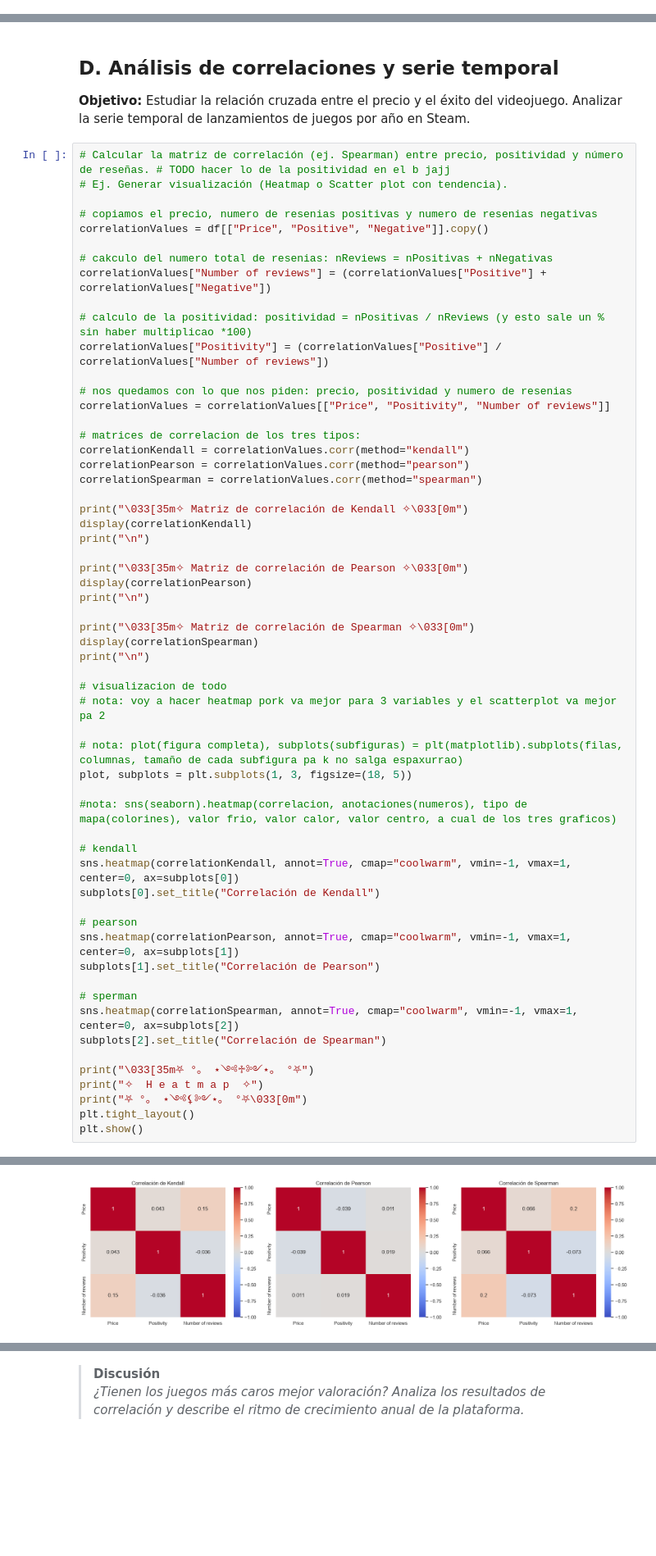
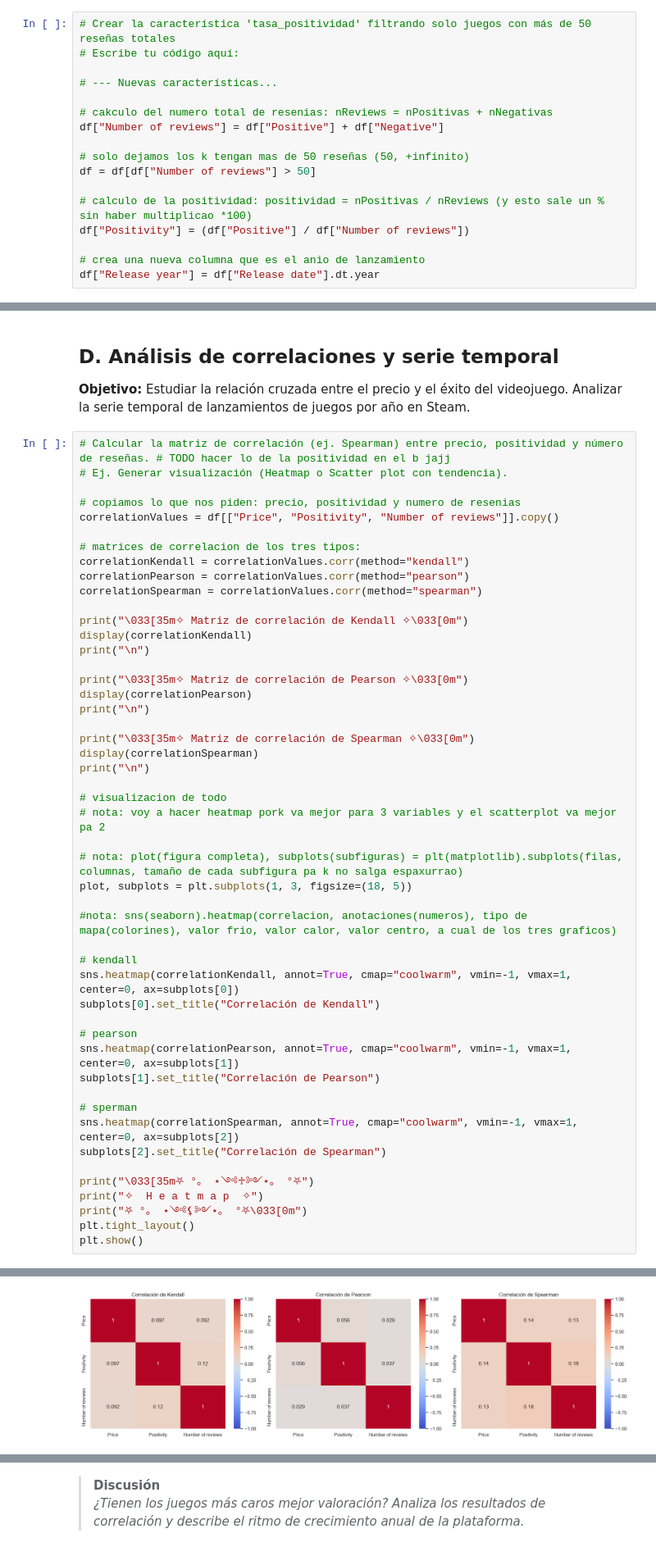
Before and after one commit to AAM26-G02/AAM26-G02-P1, a Jupyter notebook: notebooks/market_base.ipynb, the cells around one changed output, grey strips where cells are left out. Shown at 82% size. Drawn from its saved outputs; the diff is of its cells as text; blank space fills up the shorter version.

```diff
--- a/notebooks/market_base.ipynb
+++ b/notebooks/market_base.ipynb
@@ -214,0 +210,17 @@ df = df.drop_duplicates()
+# %%
+# Crear la característica 'tasa_positividad' filtrando solo juegos con más de 50 reseñas totales
+# Escribe tu código aquí:
+
+# --- Nuevas características...
+
+# cakculo del numero total de resenias: nReviews = nPositivas + nNegativas
+df["Number of reviews"] = df["Positive"] + df["Negative"]
+
+# solo dejamos los k tengan mas de 50 reseñas (50, +infinito)
+df = df[df["Number of reviews"] > 50]
+
+# calculo de la positividad: positividad = nPositivas / nReviews (y esto sale un % sin haber multiplicao *100)
+df["Positivity"] = (df["Positive"] / df["Number of reviews"])
+
+# crea una nueva columna que es el anio de lanzamiento
+df["Release year"] = df["Release date"].dt.year
@@ -342,17 +358,8 @@ Rango Intercuartílico (IQR): 5.50 € (El 50% de los juegos cuesta entre 1.49
 # Calcular la matriz de correlación (ej. Spearman) entre precio, positividad y número de reseñas. # TODO hacer lo de la positividad en el b jajj
 # Ej. Generar visualización (Heatmap o Scatter plot con tendencia).
 
-# copiamos el precio, numero de resenias positivas y numero de resenias negativas
-correlationValues = df[["Price", "Positive", "Negative"]].copy()
-
-# cakculo del numero total de resenias: nReviews = nPositivas + nNegativas
-correlationValues["Number of reviews"] = (correlationValues["Positive"] + correlationValues["Negative"])
-
-# calculo de la positividad: positividad = nPositivas / nReviews (y esto sale un % sin haber multiplicao *100)
-correlationValues["Positivity"] = (correlationValues["Positive"] / correlationValues["Number of reviews"])
-
-# nos quedamos con lo que nos piden: precio, positividad y numero de resenias
-correlationValues = correlationValues[["Price", "Positivity", "Number of reviews"]]
+# copiamos lo que nos piden: precio, positividad y numero de resenias
+correlationValues = df[["Price", "Positivity", "Number of reviews"]].copy()
 
 # matrices de correlacion de los tres tipos:
 correlationKendall = correlationValues.corr(method="kendall")
@@ -415,7 +422,7 @@ plt.show()
 ⛧ °。 ⋆༺♱༻⋆。 °⛧
 ✧  H e a t m a p  ✧
 ⛧ °。 ⋆༺⚸༻⋆。 °⛧
-[figure, old version]
+[figure, new version]
 # %%
 # Extraer el año de lanzamiento de 'Release date' y analizar la evolución del catálogo de Steam año a año.
 # Ej. Generar gráfico de línea/área.
```
Also changed, not shown: parts of 8 cells of this notebook.
